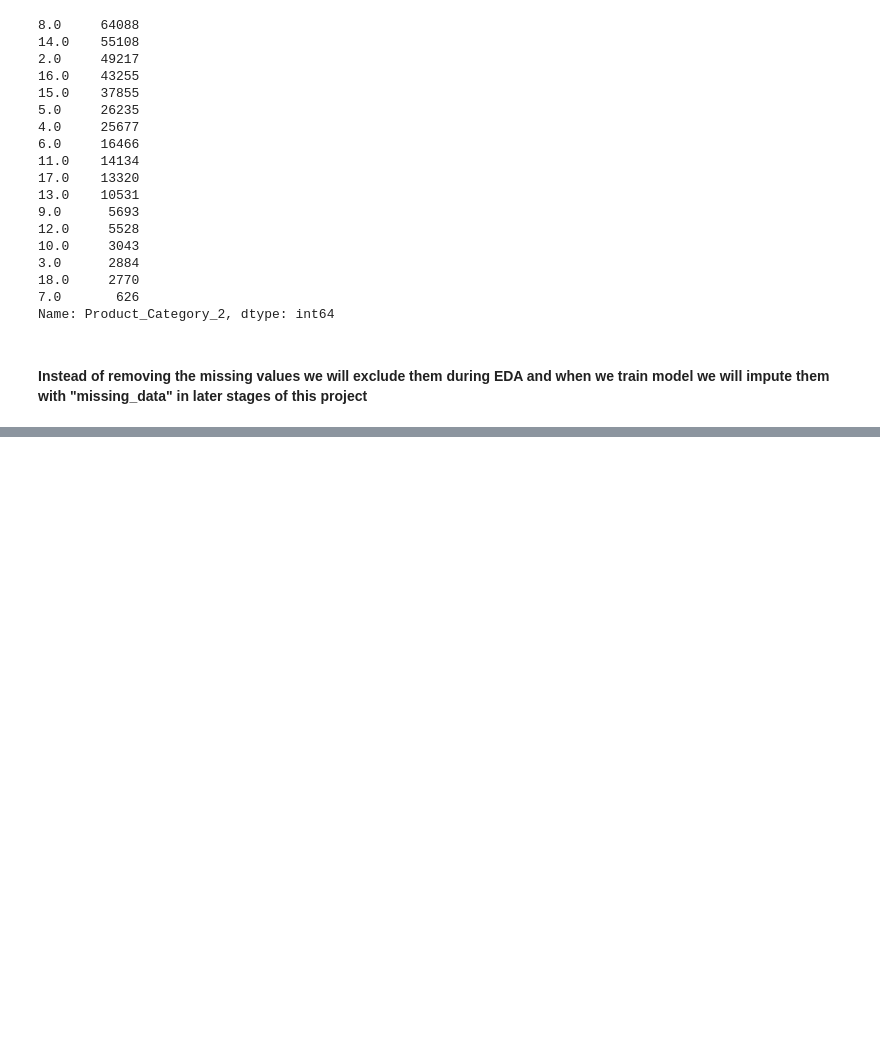
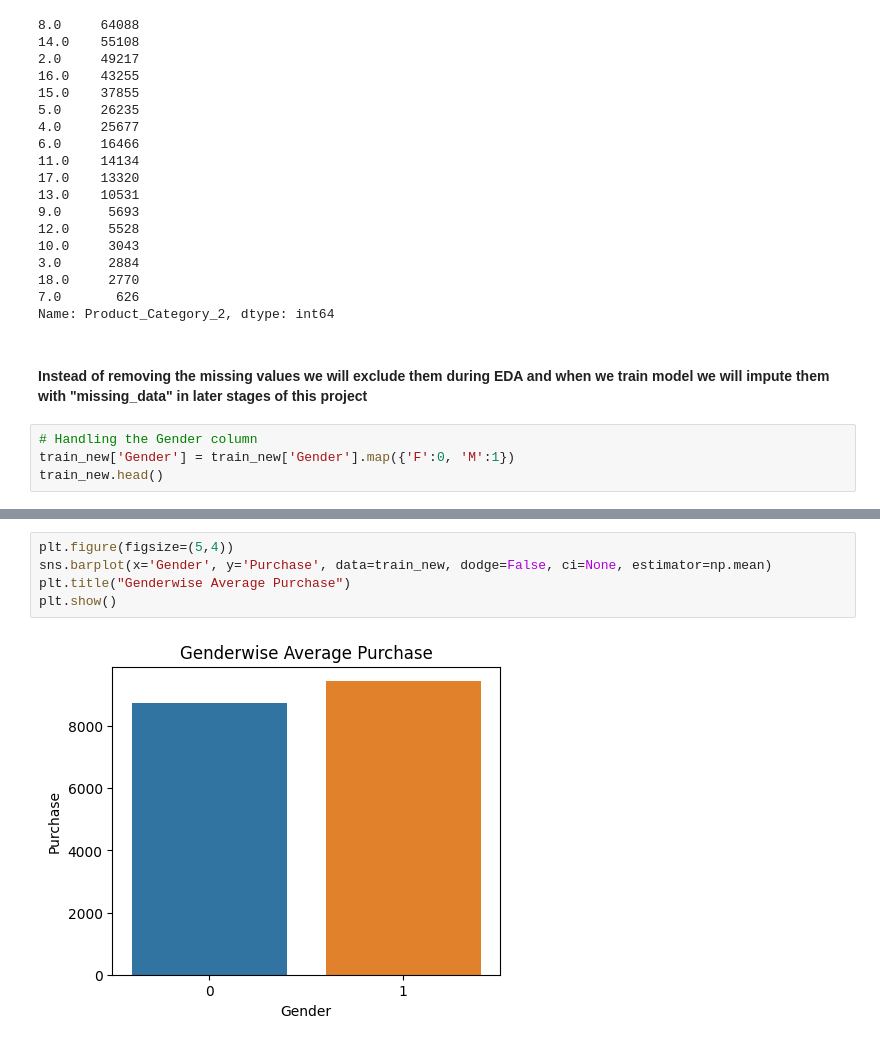
Before and after one commit to Akshay-Paunikar/EDA_and_Feature_Engineering, a Jupyter notebook: Day_2_Black_Friday_Dataset/Day_2_Black_Friday_Dataset.ipynb, the cells around one changed output, grey strips where cells are left out. Saved outputs shown, nothing was run; the diff lists cells and outputs as text; blank space fills up the shorter version.

```diff
--- a/Day_2_Black_Friday_Dataset/Day_2_Black_Friday_Dataset.ipynb
+++ b/Day_2_Black_Friday_Dataset/Day_2_Black_Friday_Dataset.ipynb
@@ -281,3 +281,7 @@ train_new['Product_Category_2'].value_counts()
 Name: Product_Category_2, dtype: int64
 # %% [markdown]
 #### Instead of removing the missing values we will exclude them during EDA and when we train model we will impute them with "missing_data" in later stages of this project
+# %%
+# Handling the Gender column
+train_new['Gender'] = train_new['Gender'].map({'F':0, 'M':1})
+train_new.head()
@@ -283,0 +396,7 @@ Name: Product_Category_2, dtype: int64
+# %%
+plt.figure(figsize=(5,4))
+sns.barplot(x='Gender', y='Purchase', data=train_new, dodge=False, ci=None, estimator=np.mean)
+plt.title("Genderwise Average Purchase")
+plt.show()
+# %% [output]
+[figure, added]
```
Also changed, not shown: parts of 15 cells of this notebook.
